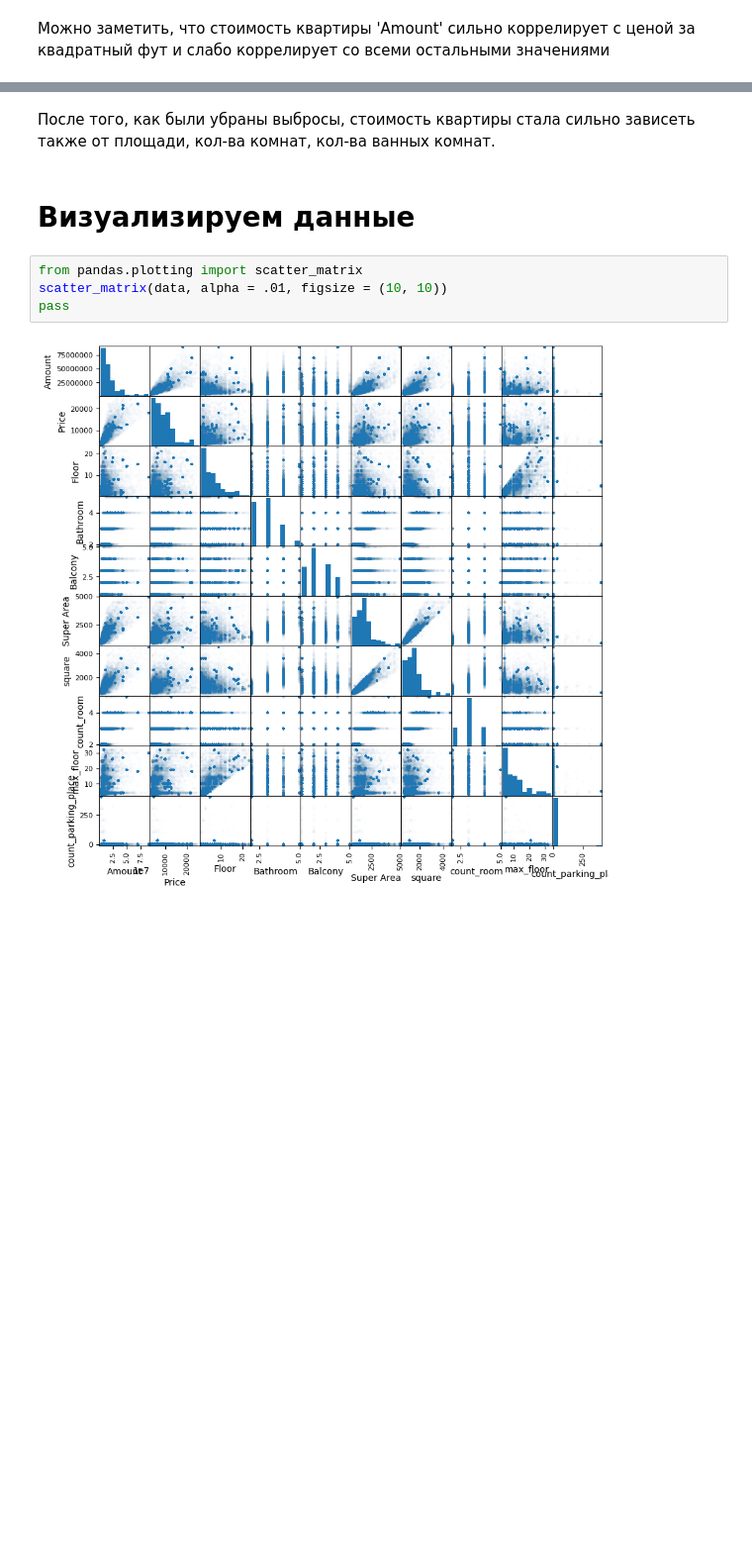
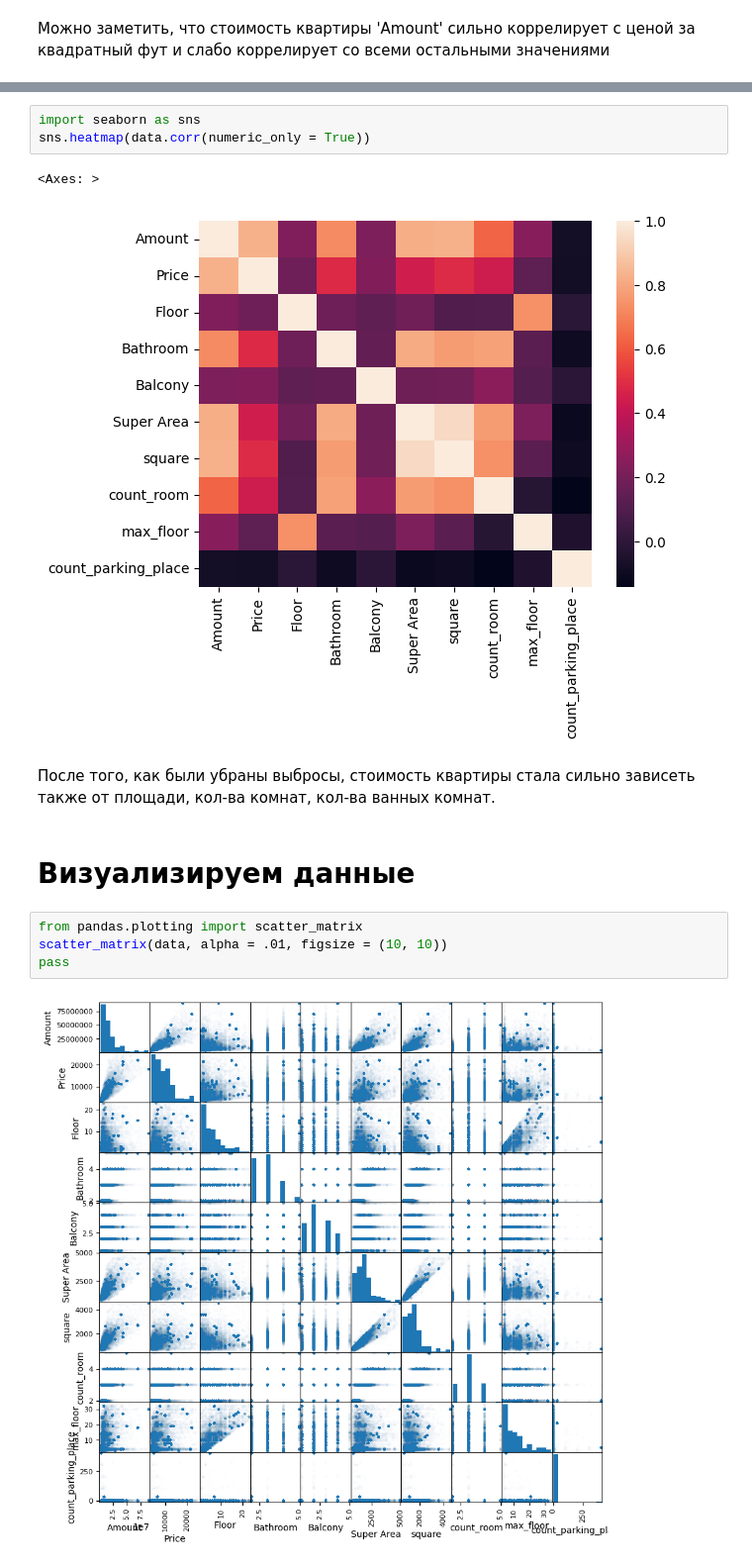
Before and after one commit to FirstStep0/MachineLearning, a Jupyter notebook: MachineLearningPractice.ipynb, the cells around one changed output, grey strips where cells are left out. Shown at 99% size. Cells and saved outputs as stored; diff of their text form; blank space fills up the shorter version.

```diff
--- a/MachineLearningPractice.ipynb
+++ b/MachineLearningPractice.ipynb
@@ -484,3 +559,9 @@ corr_mat
+# %%
+import seaborn as sns
+sns.heatmap(data.corr(numeric_only = True))
+# %% [output]
+<Axes: >
+[figure, added]
 # %% [markdown]
 После того, как были убраны выбросы, стоимость квартиры стала сильно зависеть также от площади, кол-ва комнат, кол-ва ванных комнат.
 # %% [markdown]
```
Also changed, not shown: parts of 46 cells of this notebook.
